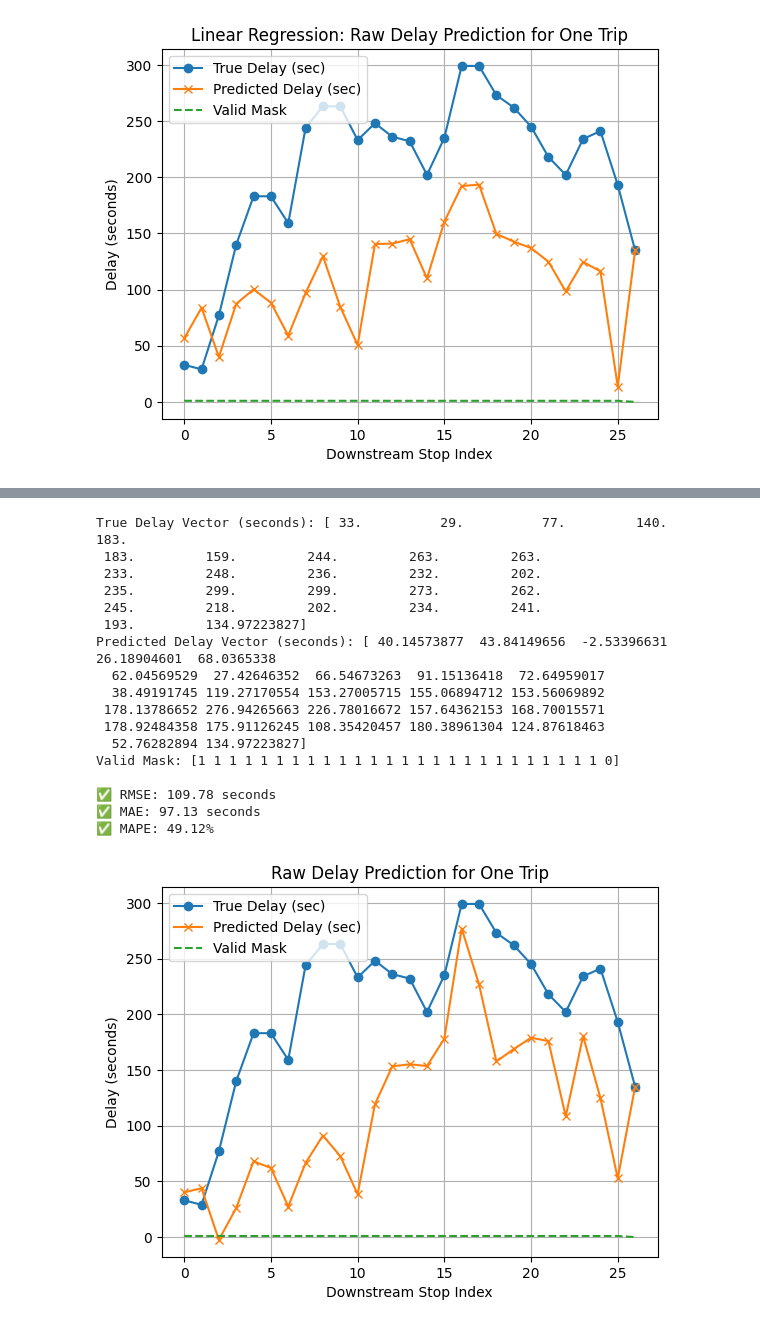
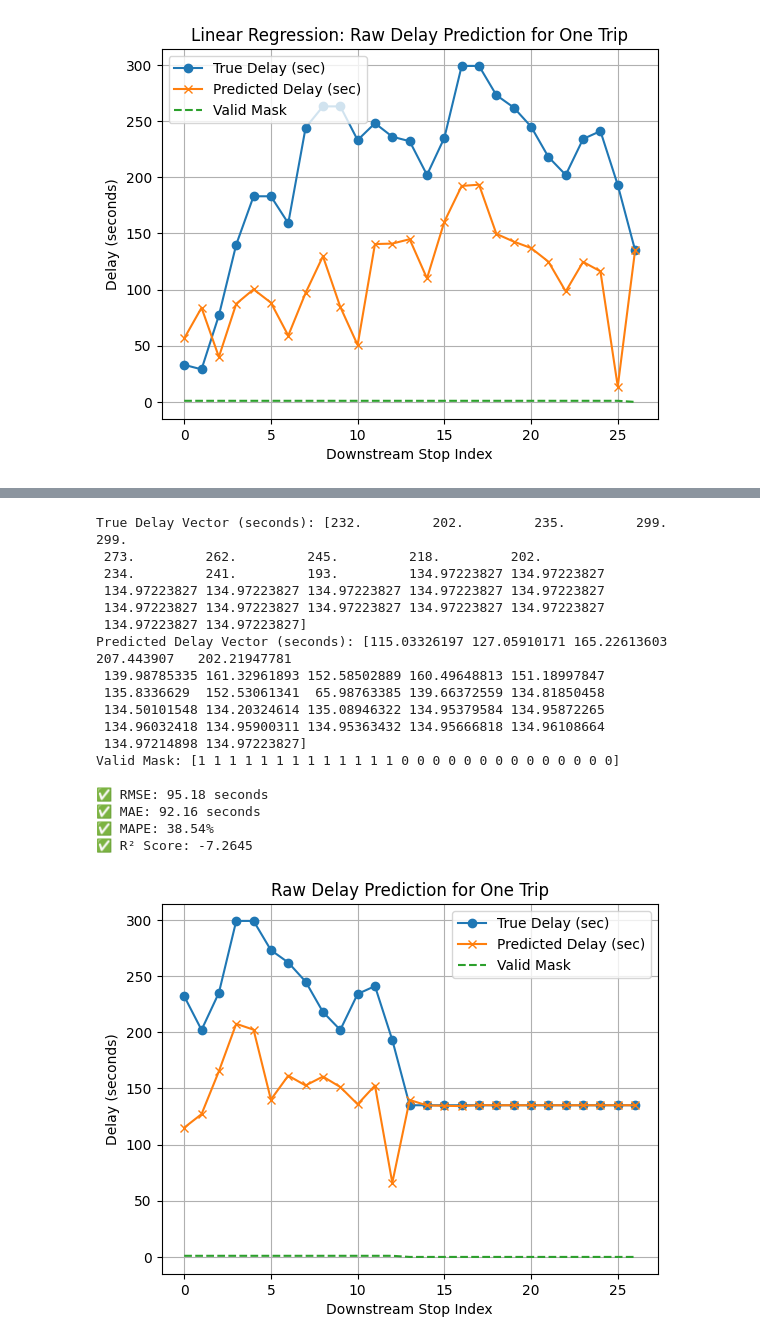
Before and after one commit to Zhiyuan-03/AI_in_Transportation_Exercise, a Jupyter notebook: Project2.ipynb, the cells around one changed output, grey strips where cells are left out. Drawn from its saved outputs; the diff is of its cells as text; code cells hidden in the pictures.

```diff
--- a/Project2.ipynb
+++ b/Project2.ipynb
@@ -560,6 +636,6 @@ LightGBM MAE per horizon: [0.6873015260633262, 0.5976444750178295, 0.60931870278
 # %%
 from sklearn.preprocessing import StandardScaler
-from sklearn.metrics import mean_squared_error, mean_absolute_error
+from sklearn.metrics import mean_squared_error, mean_absolute_error, r2_score
 import numpy as np
 import matplotlib.pyplot as plt
 import pandas as pd
@@ -570,7 +646,7 @@ scaler_arrival = StandardScaler()
 scaler_arrival.fit(df_raw[['arrival_delay']])  # now using truly unscaled data
 
 
-i = 0  # sample index
+i = 13  # sample index
 
 # Inverse transform predictions and ground truth
 true_raw = scaler_arrival.inverse_transform(y_test[i].reshape(-1, 1)).flatten()
@@ -578,51 +654,53 @@ pred_raw = scaler_arrival.inverse_transform(pred_lgb[i].reshape(-1, 1)).flatten(
 mask = mask_test[i].astype(bool)
 
 # Filter valid entries
 true_valid = true_raw[mask]
 pred_valid = pred_raw[mask]
 
 # Compute metrics
 rmse = np.sqrt(mean_squared_error(true_valid, pred_valid))
 mae = mean_absolute_error(true_valid, pred_valid)
 mape = np.mean(np.abs((true_valid - pred_valid) / np.maximum(np.abs(true_valid), 1e-5))) * 100
+r2 = r2_score(true_valid, pred_valid)
 
 # Print results
 print("True Delay Vector (seconds):", true_raw)
 print("Predicted Delay Vector (seconds):", pred_raw)
 print("Valid Mask:", mask_test[i])
 print(f"\n✅ RMSE: {rmse:.2f} seconds")
 print(f"✅ MAE: {mae:.2f} seconds")
 print(f"✅ MAPE: {mape:.2f}%")
-
+print(f"✅ R² Score: {r2:.4f}")
 # Plot
 plt.plot(true_raw, label="True Delay (sec)", marker='o')
 plt.plot(pred_raw, label="Predicted Delay (sec)", marker='x')
 plt.plot(mask_test[i], label="Valid Mask", linestyle="--")
 plt.title("Raw Delay Prediction for One Trip")
 plt.xlabel("Downstream Stop Index")
 plt.ylabel("Delay (seconds)")
 plt.legend()
 plt.grid(True)
 plt.show()
 # %% [output]
-True Delay Vector (seconds): [ 33.          29.          77.         140.         183.
- 183.         159.         244.         263.         263.
- 233.         248.         236.         232.         202.
- 235.         299.         299.         273.         262.
- 245.         218.         202.         234.         241.
- 193.         134.97223827]
-Predicted Delay Vector (seconds): [ 40.14573877  43.84149656  -2.53396631  26.18904601  68.0365338
-  62.04569529  27.42646352  66.54673263  91.15136418  72.64959017
-  38.49191745 119.27170554 153.27005715 155.06894712 153.56069892
- 178.13786652 276.94265663 226.78016672 157.64362153 168.70015571
- 178.92484358 175.91126245 108.35420457 180.38961304 124.87618463
-  52.76282894 134.97223827]
-Valid Mask: [1 1 1 1 1 1 1 1 1 1 1 1 1 1 1 1 1 1 1 1 1 1 1 1 1 1 0]
+True Delay Vector (seconds): [232.         202.         235.         299.         299.
+ 273.         262.         245.         218.         202.
+ 234.         241.         193.         134.97223827 134.97223827
+ 134.97223827 134.97223827 134.97223827 134.97223827 134.97223827
+ 134.97223827 134.97223827 134.97223827 134.97223827 134.97223827
+ 134.97223827 134.97223827]
+Predicted Delay Vector (seconds): [115.03326197 127.05910171 165.22613603 207.443907   202.21947781
+ 139.98785335 161.32961893 152.58502889 160.49648813 151.18997847
+ 135.8336629  152.53061341  65.98763385 139.66372559 134.81850458
+ 134.50101548 134.20324614 135.08946322 134.95379584 134.95872265
+ 134.96032418 134.95900311 134.95363432 134.95666818 134.96108664
+ 134.97214898 134.97223827]
+Valid Mask: [1 1 1 1 1 1 1 1 1 1 1 1 1 0 0 0 0 0 0 0 0 0 0 0 0 0 0]
 
-✅ RMSE: 109.78 seconds
-✅ MAE: 97.13 seconds
-✅ MAPE: 49.12%
+✅ RMSE: 95.18 seconds
+✅ MAE: 92.16 seconds
+✅ MAPE: 38.54%
+✅ R² Score: -7.2645
-[figure, old version]
+[figure, new version]
 # %%
 # ---------- 7. LSTM Seq2Seq ---------------
 def build_seq_data(X_df, Y_arr, mask_arr):
```
Also changed, not shown: parts of 5 cells of this notebook.
